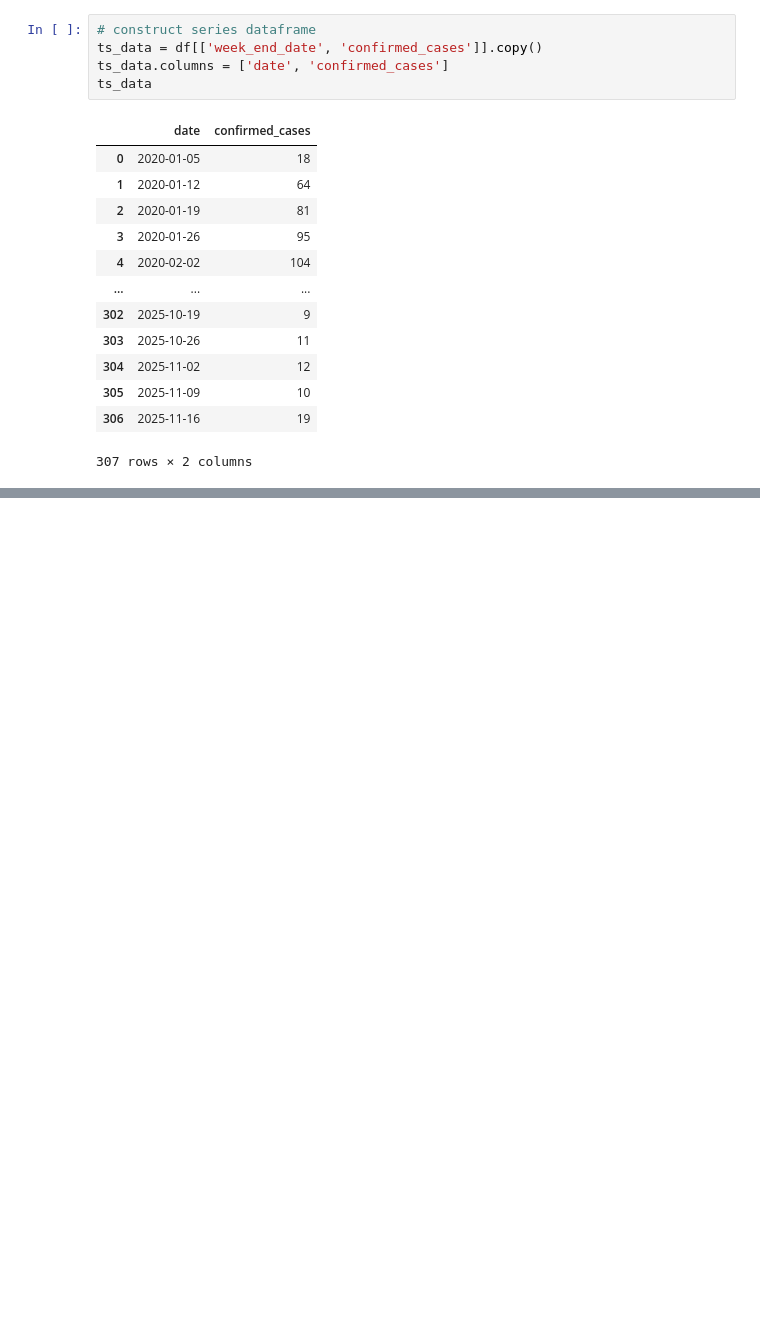
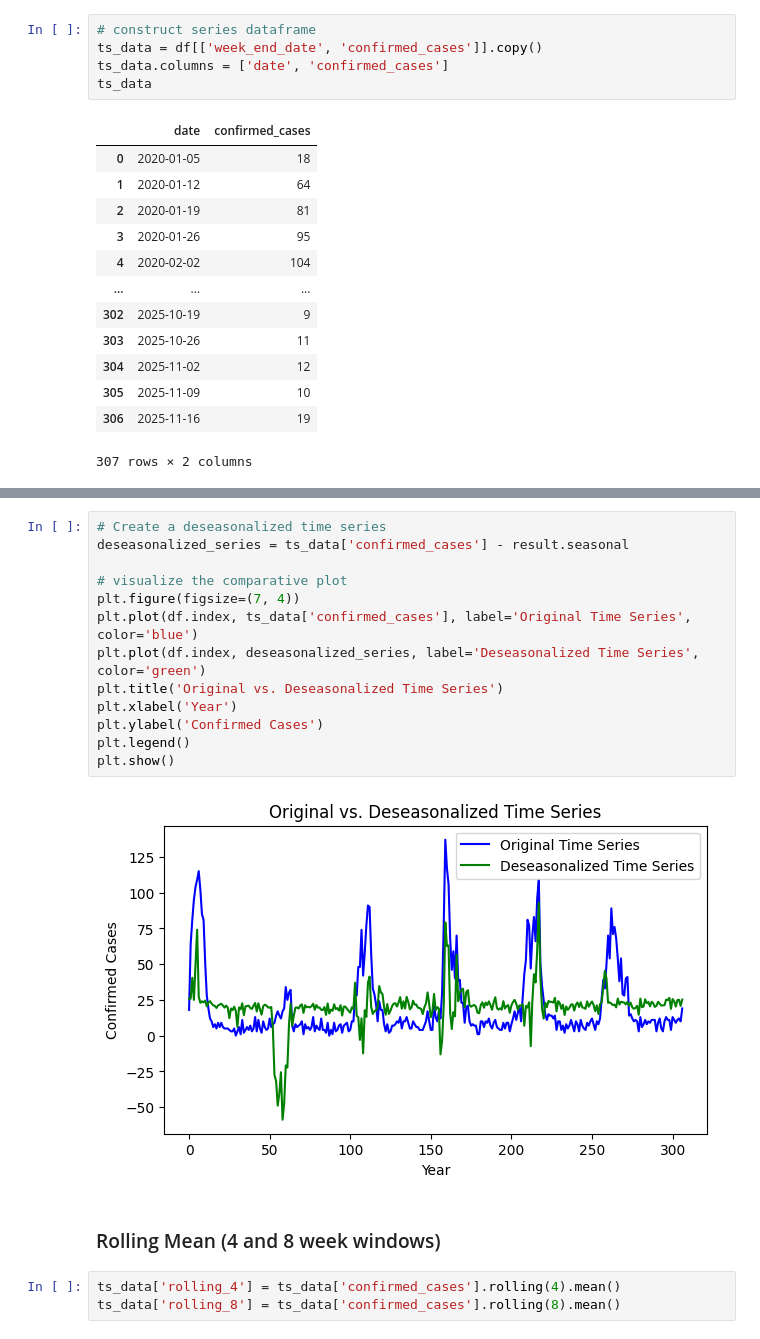
Before and after one commit to EmmanuelNiyi/Data-Driven-Surveillance-Lassa-Fever-Forecasting-for-Public-Health-Action, a Jupyter notebook: data-cleaning-exploration.ipynb, the cells around one changed output, grey strips where cells are left out. Saved outputs shown, nothing was run; the diff lists cells and outputs as text; blank space fills up the shorter version.

```diff
--- a/data-cleaning-exploration.ipynb
+++ b/data-cleaning-exploration.ipynb
@@ -62,0 +138,20 @@ fig.show()
+# %%
+# Create a deseasonalized time series
+deseasonalized_series = ts_data['confirmed_cases'] - result.seasonal
+
+# visualize the comparative plot
+plt.figure(figsize=(7, 4))
+plt.plot(df.index, ts_data['confirmed_cases'], label='Original Time Series', color='blue')
+plt.plot(df.index, deseasonalized_series, label='Deseasonalized Time Series', color='green')
+plt.title('Original vs. Deseasonalized Time Series')
+plt.xlabel('Year')
+plt.ylabel('Confirmed Cases')
+plt.legend()
+plt.show()
+# %% [output]
+[figure, added]
+# %% [markdown]
+### Rolling Mean (4 and 8 week windows)
+# %%
+ts_data['rolling_4'] = ts_data['confirmed_cases'].rolling(4).mean()
+ts_data['rolling_8'] = ts_data['confirmed_cases'].rolling(8).mean()
```
Also changed, not shown: parts of 17 cells of this notebook.
